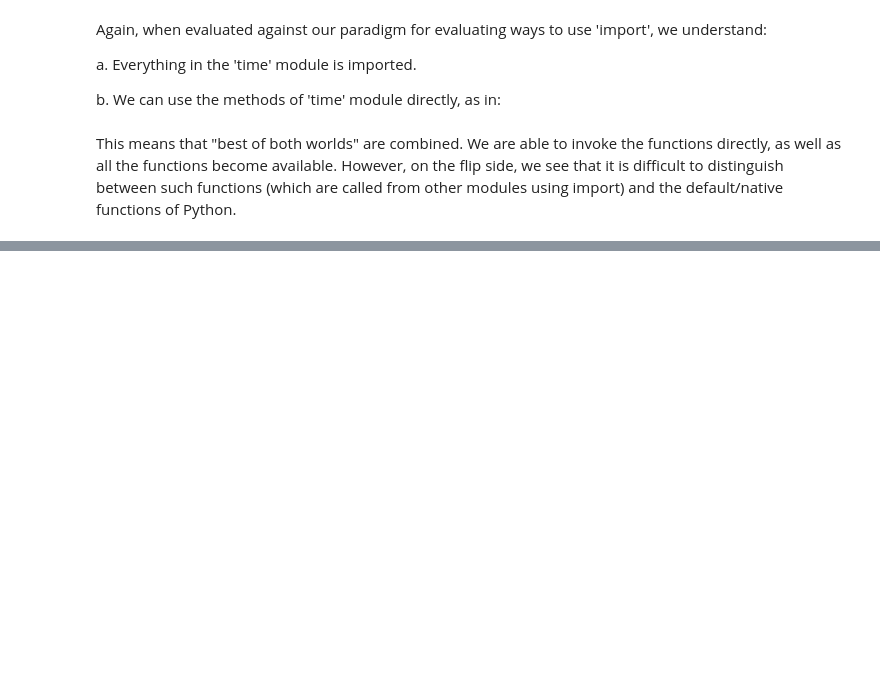
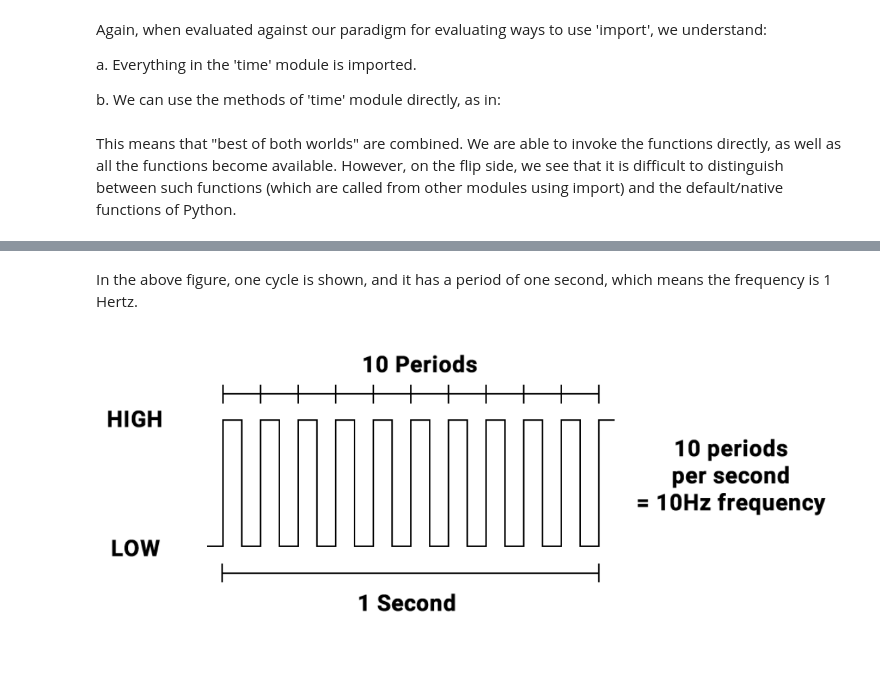
Before and after one commit to vishishere123/Intro_To_Robotics, a Jupyter notebook: LevelB/Lesson4_Import_PWM.ipynb, the cells around one changed output, grey strips where cells are left out. Saved outputs shown, nothing was run; the diff lists cells and outputs as text; code cells hidden in the pictures; blank space fills up the shorter version.

```diff
--- a/LevelB/Lesson4_Import_PWM.ipynb
+++ b/LevelB/Lesson4_Import_PWM.ipynb
@@ -78,0 +107,7 @@ This means that "best of both worlds" are combined. We are able to invoke the fu
+# %% [markdown]
+In the above figure, one cycle is shown, and it has a period of one second, which means the frequency is 1 Hertz.
+# %%
+from IPython.display import Image
+Image(filename= "Images/4_b.png", width = 800, height = 800)
+# %% [output]
+[figure, added]
```
Also changed, not shown: parts of 19 cells of this notebook, 5 other files.
